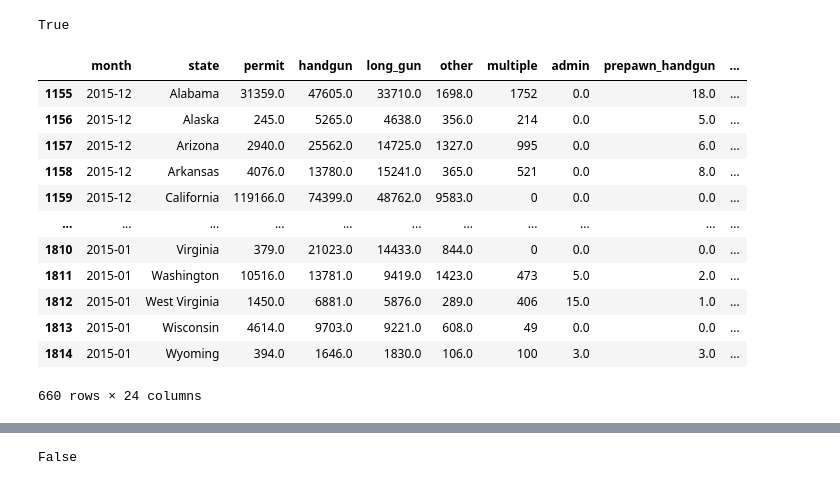
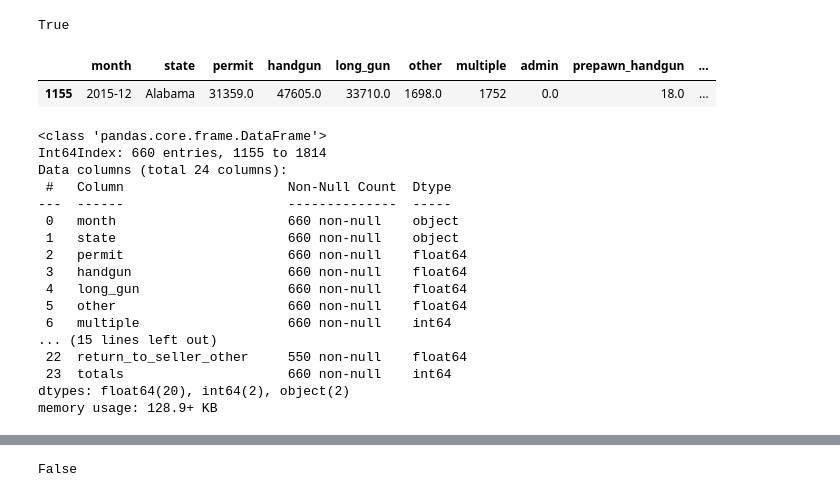
Before and after one commit to chloecongourdeau/data-investigation, a Jupyter notebook: gun-data-investigation.ipynb, the cells around one changed output, grey strips where cells are left out. Drawn from its saved outputs; the diff is of its cells as text; code cells hidden in the pictures.

```diff
--- a/gun-data-investigation.ipynb
+++ b/gun-data-investigation.ipynb
@@ -357,20 +411,29 @@ gun_data_df.isnull().values.any()
 True
 # %%
 #Eliminate all columns containing only null values
-gun_data_subset_df = gun_data_df.drop(['permit_recheck','rentals_handgun','rentals_long_gun'], axis=1)
-gun_data_subset_df
+gun_df = gun_data_df.drop(['permit_recheck','rentals_handgun','rentals_long_gun'], axis=1)
+gun_df.head(1)
 # %% [output]
 |  | month | state | permit | handgun | long_gun | other | multiple | admin | prepawn_handgun | ... |
 | 1155 | 2015-12 | Alabama | 31359.0 | 47605.0 | 33710.0 | 1698.0 | 1752 | 0.0 | 18.0 | ... |
-| 1156 | 2015-12 | Alaska | 245.0 | 5265.0 | 4638.0 | 356.0 | 214 | 0.0 | 5.0 | ... |
-| 1157 | 2015-12 | Arizona | 2940.0 | 25562.0 | 14725.0 | 1327.0 | 995 | 0.0 | 6.0 | ... |
-| 1158 | 2015-12 | Arkansas | 4076.0 | 13780.0 | 15241.0 | 365.0 | 521 | 0.0 | 8.0 | ... |
-| 1159 | 2015-12 | California | 119166.0 | 74399.0 | 48762.0 | 9583.0 | 0 | 0.0 | 0.0 | ... |
-| ... | ... | ... | ... | ... | ... | ... | ... | ... | ... | ... |
-| 1810 | 2015-01 | Virginia | 379.0 | 21023.0 | 14433.0 | 844.0 | 0 | 0.0 | 0.0 | ... |
-| 1811 | 2015-01 | Washington | 10516.0 | 13781.0 | 9419.0 | 1423.0 | 473 | 5.0 | 2.0 | ... |
-| 1812 | 2015-01 | West Virginia | 1450.0 | 6881.0 | 5876.0 | 289.0 | 406 | 15.0 | 1.0 | ... |
-| 1813 | 2015-01 | Wisconsin | 4614.0 | 9703.0 | 9221.0 | 608.0 | 49 | 0.0 | 0.0 | ... |
-| 1814 | 2015-01 | Wyoming | 394.0 | 1646.0 | 1830.0 | 106.0 | 100 | 3.0 | 3.0 | ... |
-660 rows × 24 columns
+# %%
+gun_df.info()
+# %% [output]
+<class 'pandas.core.frame.DataFrame'>
+Int64Index: 660 entries, 1155 to 1814
+Data columns (total 24 columns):
+ #   Column                     Non-Null Count  Dtype
+---  ------                     --------------  -----
+ 0   month                      660 non-null    object
+ 1   state                      660 non-null    object
+ 2   permit                     660 non-null    float64
+ 3   handgun                    660 non-null    float64
+ 4   long_gun                   660 non-null    float64
+ 5   other                      660 non-null    float64
+ 6   multiple                   660 non-null    int64
+... (15 lines left out)
+ 22  return_to_seller_other     550 non-null    float64
+ 23  totals                     660 non-null    int64
+dtypes: float64(20), int64(2), object(2)
+memory usage: 128.9+ KB
 # %%
```
Also changed, not shown: parts of 62 cells of this notebook, 1 other file.
